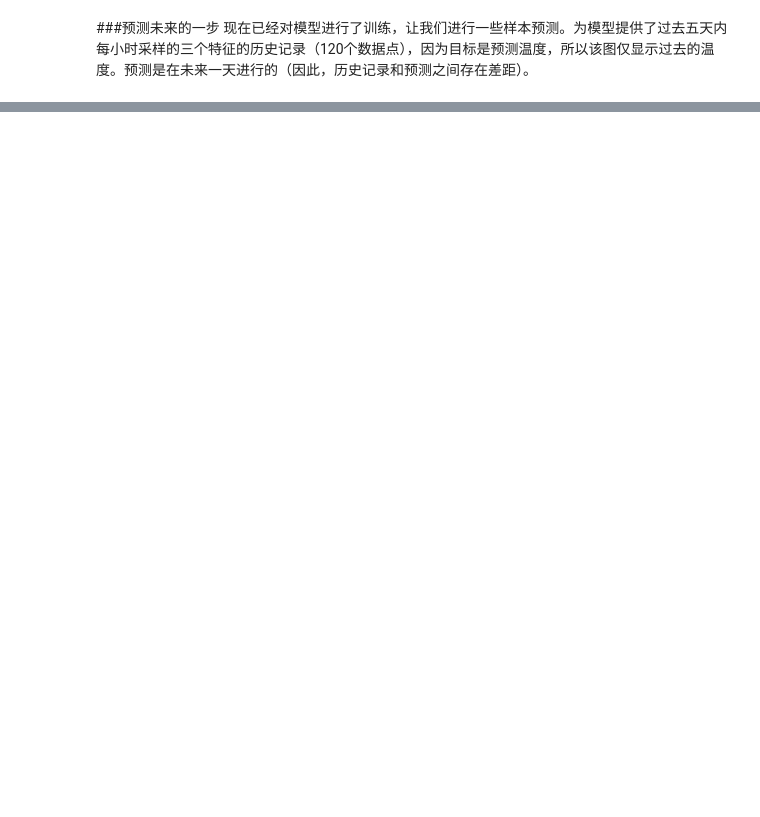
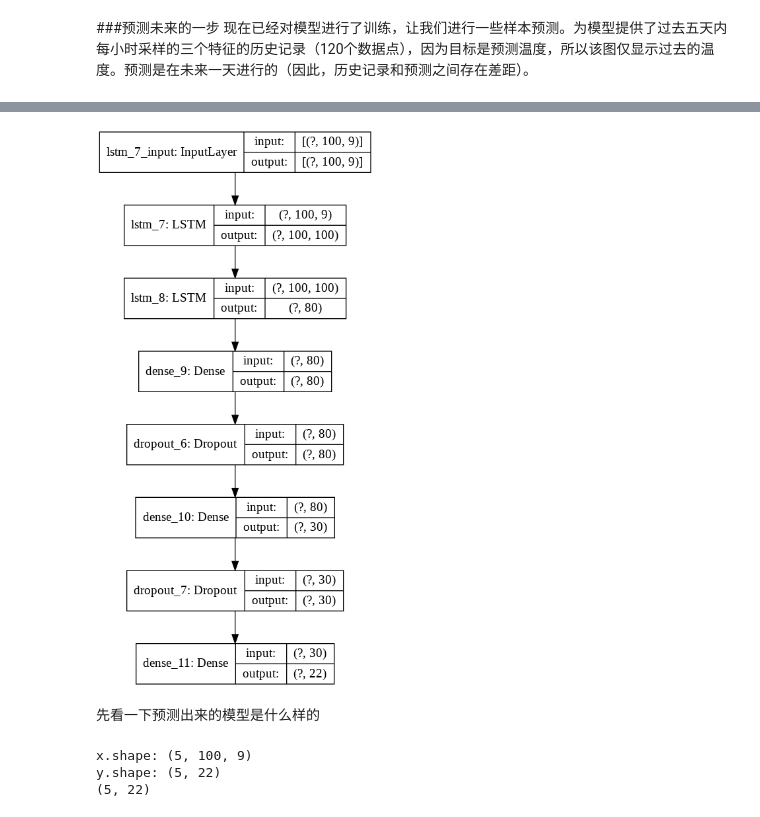
Before and after one commit to davidfang/quant-learn, a Jupyter notebook: 时间序列预测股票.ipynb, the cells around one changed output, grey strips where cells are left out. Saved outputs shown, nothing was run; the diff lists cells and outputs as text; code cells hidden in the pictures; blank space fills up the shorter version.

```diff
--- a/时间序列预测股票.ipynb
+++ b/时间序列预测股票.ipynb
@@ -740,0 +918,25 @@ for x,y in test_data_multe.take(5):
+# %%
+#Multiple
+multiple_lables_model = keras.models.Sequential([
+  keras.layers.LSTM(100,
+                    return_sequences=True,
+                    input_shape=(100,9)),
+  ##keras.layers.LSTM(150,return_sequences=True,activation='relu'),
+  #keras.layers.LSTM(100,return_sequences=True,activation='relu'),
+  #keras.layers.LSTM(80,return_sequences=True,activation='relu'),
+  #keras.layers.LSTM(50,return_sequences=True,activation='relu'),
+  #keras.layers.Dropout(0.2),
+  keras.layers.LSTM(80,activation='relu'),
+  keras.layers.Dense(80, activation='relu'),
+  keras.layers.Dropout(0.2),
+  keras.layers.Dense(30,activation='relu'),
+  keras.layers.Dropout(0.2),
+  keras.layers.Dense(22, activation=keras.activations.softmax)
+])
+
+
+#multiple_model.compile(optimizer=keras.optimizers.Adam(),loss='mae')
+multiple_lables_model.compile(optimizer=keras.optimizers.RMSprop(),
+                              loss=keras.losses.mean_squared_logarithmic_error,
+                              metrics=[keras.metrics.Accuracy()]
+                              )
@@ -740,0 +963,15 @@ for x,y in test_data_multe.take(5):
+# %%
+keras.utils.plot_model(multiple_lables_model,'multiple_lables_model.png',show_shapes=True)
+# %% [output]
+[figure, added]
+# %% [markdown]
+先看一下预测出来的模型是什么样的
+# %%
+for x,y in test_data_multe_lables.take(1):
+  print('x.shape:',x.shape)
+  print('y.shape:',y.shape)
+  print(multiple_lables_model.predict(x).shape)
+# %% [output]
+x.shape: (5, 100, 9)
+y.shape: (5, 22)
+(5, 22)
```
Also changed, not shown: parts of 40 cells of this notebook.
